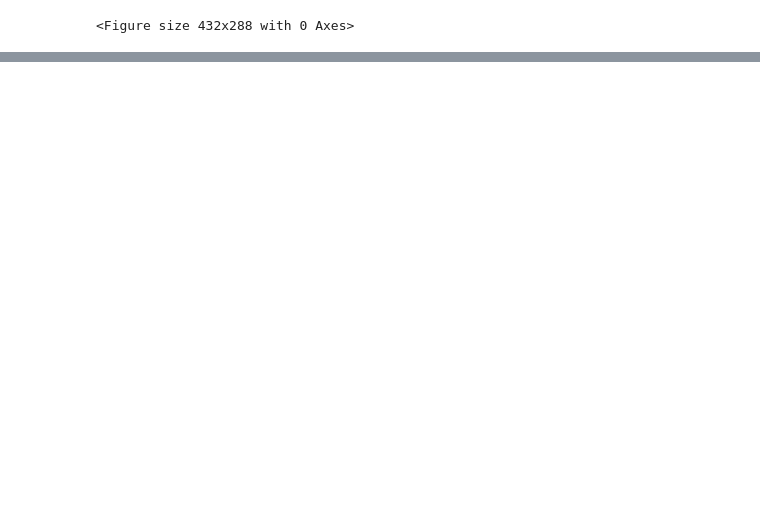
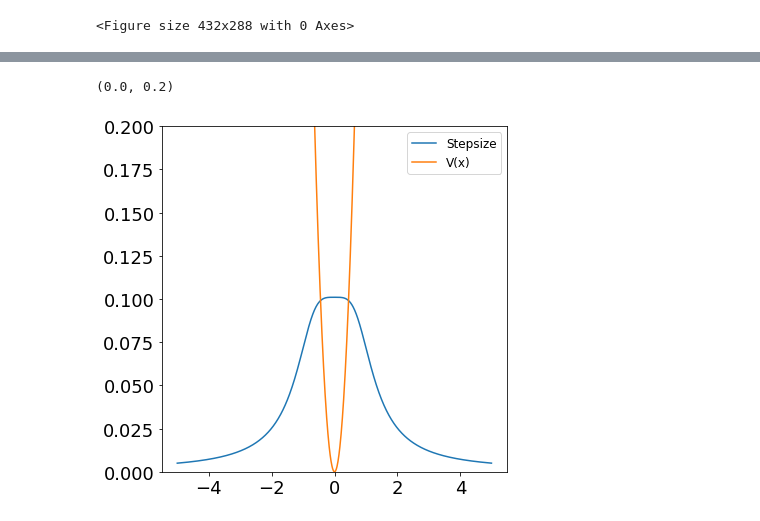
Before and after one commit to alixsleroy/WeakSDEapproximation, a Jupyter notebook: fullhamiltonian_adaptive.ipynb, the cells around one changed output, grey strips where cells are left out. Saved outputs shown, nothing was run; the diff lists cells and outputs as text; code cells hidden in the pictures; blank space fills up the shorter version.

```diff
--- a/fullhamiltonian_adaptive.ipynb
+++ b/fullhamiltonian_adaptive.ipynb
@@ -145,0 +186,49 @@ plot_qp(qp1,beta,gamma)
+# %%
+## Adaptive time steps with y set to 1.
+
+dtbounds=np.array([0.001,0.1])
+h = 0.1
+
+def g(x,h,dtbounds):
+    """
+    Compute the value of the adaptive function choosen:
+    x: float
+    """
+    dtmin=dtbounds[0]
+    dtmax=dtbounds[1]
+
+    M=h/dtmin
+    m=h/dtmax
+
+    x3=np.power(x,3)
+
+    # value of function f, f' and f^2
+    f=np.abs(x)
+    f2 = f*f
+
+    #compute the value of phi(f(x)) = \sqrt{f(x)^2}
+    phif2 = f2*f2
+
+    # value of m^2
+    m2 = m*m
+
+    #compute gx
+    gx_den=np.sqrt(phif2+m2)
+    gx_num = gx_den/M + 1
+    gx=gx_num/gx_den
+
+    #return
+    re=gx
+    return re
+
+fig, (ax1)= plt.subplots(1,1,figsize=(6,6))
+fig.subplots_adjust(left=0.1,bottom=0.1, right=0.9, top=0.9, wspace=0.4, hspace=0.4)
+
+x = np.arange(-5,5,0.01)
+ax1.plot(x,g(x,h,dtbounds)*h,label="Stepsize")
+ax1.plot(x,x*x/2,label="V(x)")
+ax1.legend()
+ax1.set_ylim(0,0.2)
+# %% [output]
+(0.0, 0.2)
+[figure, added]
```
Also changed, not shown: parts of 10 cells of this notebook, 5 other files.
